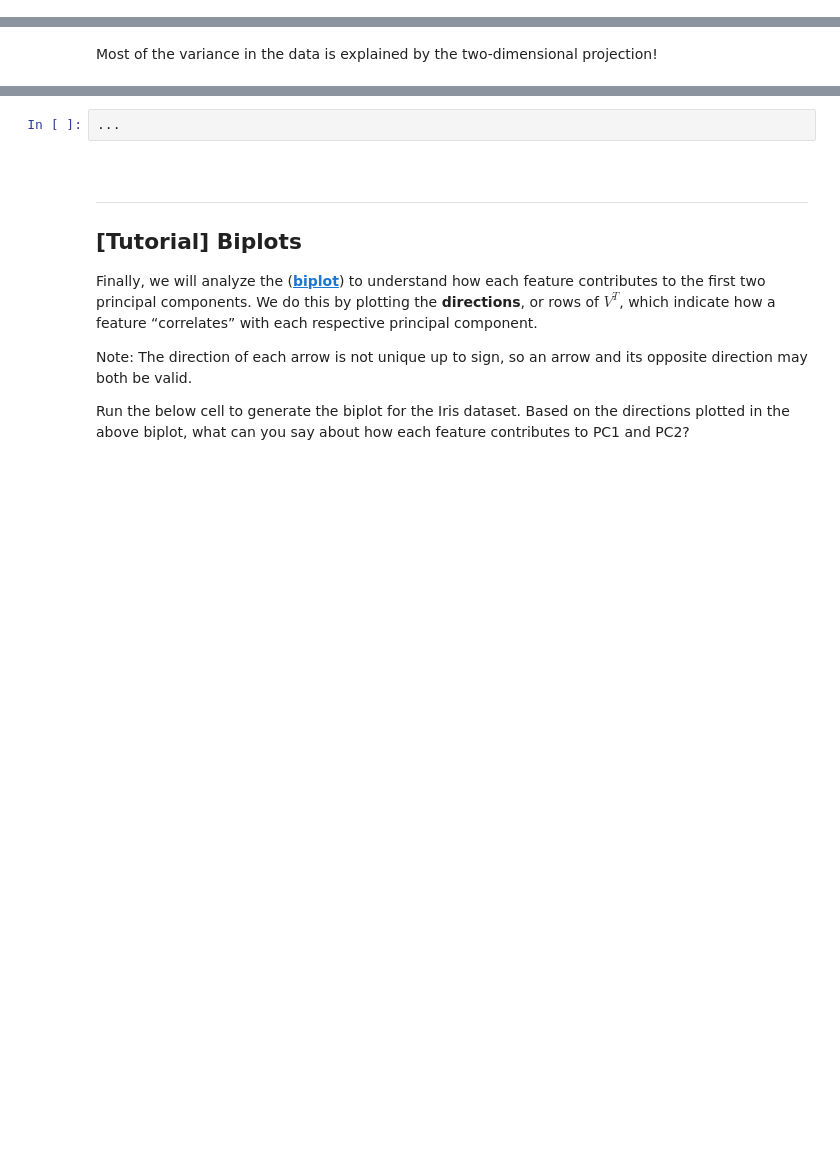
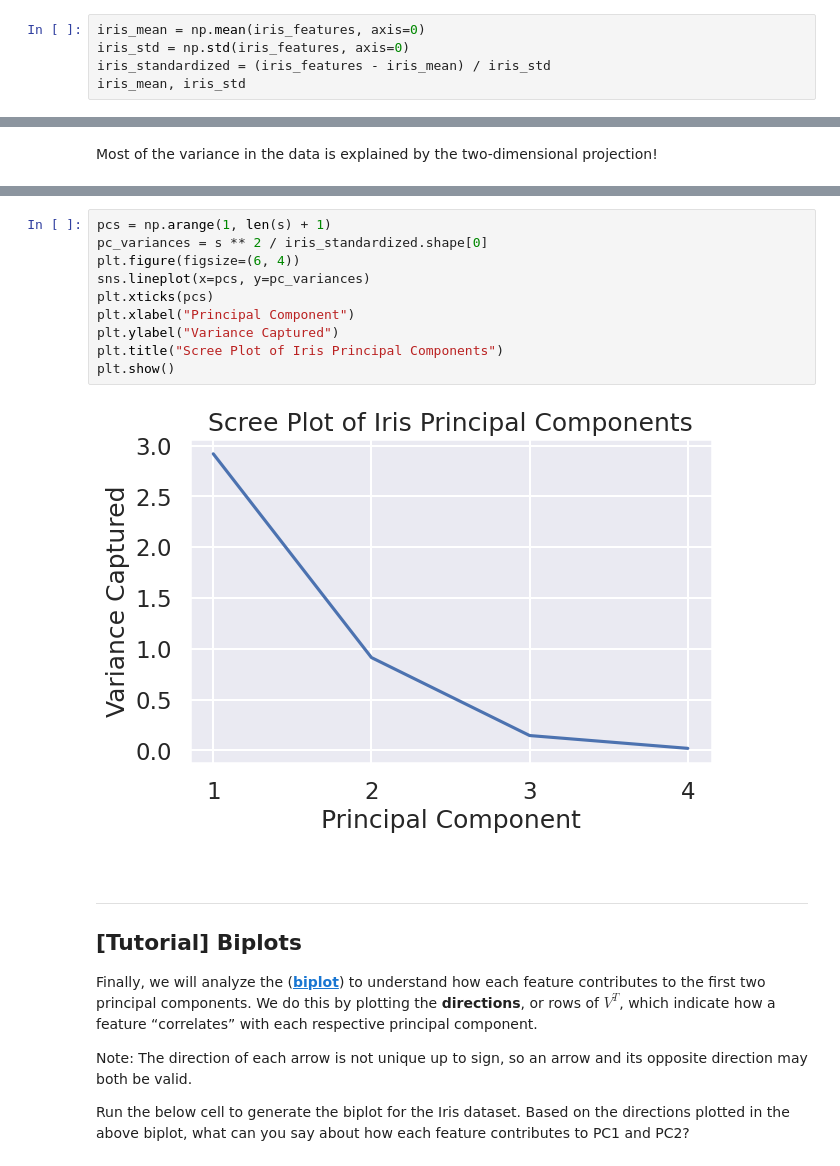
Before and after one commit to zaddle55/sp26-ds100-material, a Jupyter notebook: lab/lab11/lab11.ipynb, the cells around one changed output, grey strips where cells are left out. Drawn from its saved outputs; the diff is of its cells as text; blank space fills up the shorter version.

```diff
--- a/lab/lab11/lab11.ipynb
+++ b/lab/lab11/lab11.ipynb
@@ -118,0 +118,5 @@ iris_mean, iris_std
+# %%
+iris_mean = np.mean(iris_features, axis=0)
+iris_std = np.std(iris_features, axis=0)
+iris_standardized = (iris_features - iris_mean) / iris_std
+iris_mean, iris_std
@@ -257,8 +288,18 @@ Next, we will create a ([**scree plot**](https://en.wikipedia.org/wiki/Scree_plo
 **Hint:** Be sure to label your axes appropriately! You may find [`plt.xticks()`'s documentation](https://matplotlib.org/3.5.0/api/_as_gen/matplotlib.pyplot.xticks.html) helpful for formatting.
 
 <img src="images/scree.png" width="400px" alt = "Scree plot of Iris principal components showing a sharp drop in explained variance from PC1 to PC2 and very little variance in PC3 and PC4."/>
-# %%
-...
+# %%
+pcs = np.arange(1, len(s) + 1)
+pc_variances = s ** 2 / iris_standardized.shape[0]
+plt.figure(figsize=(6, 4))
+sns.lineplot(x=pcs, y=pc_variances)
+plt.xticks(pcs)
+plt.xlabel("Principal Component")
+plt.ylabel("Variance Captured")
+plt.title("Scree Plot of Iris Principal Components")
+plt.show()
+# %% [output]
+[figure, added]
 # %% [markdown]
 <br/>
 
```
Also changed, not shown: parts of 42 cells of this notebook.
